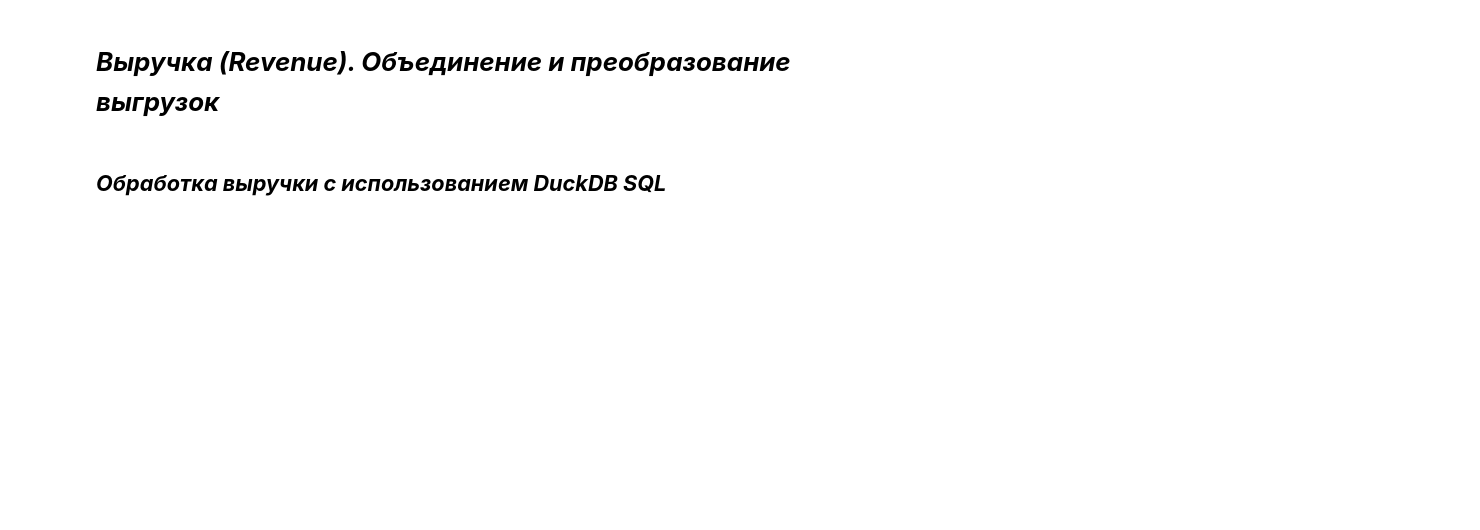
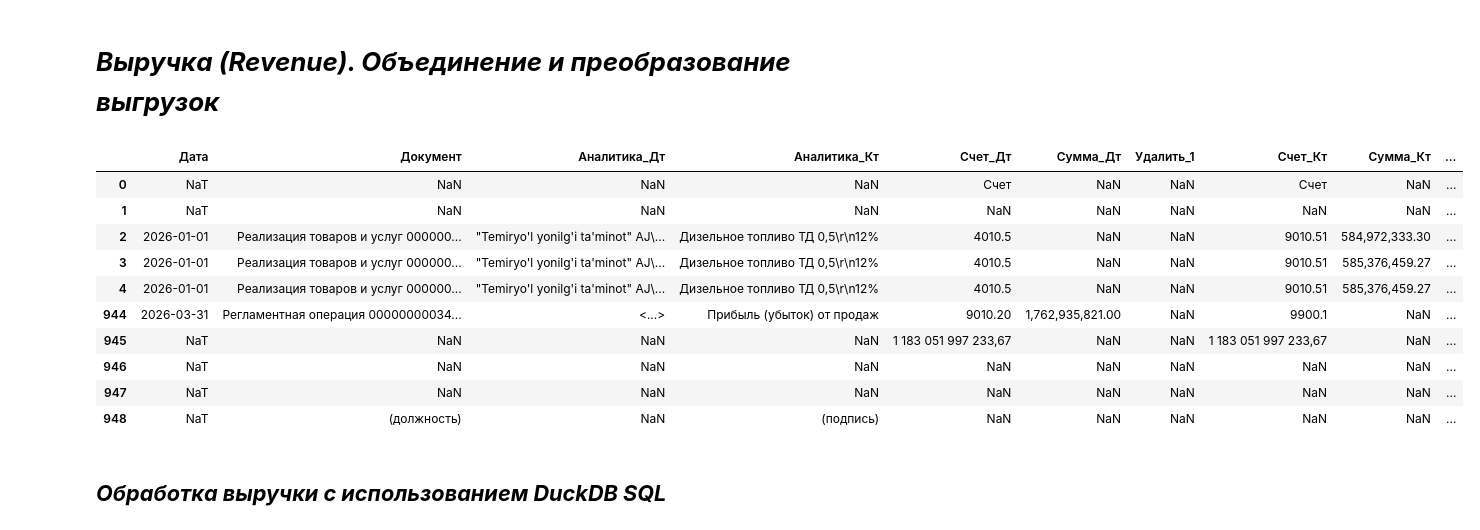
Before and after one commit to Shaxzod1991/ABC_Analysis, a Jupyter notebook: PL_analyze.ipynb, the cells around one changed output. Cells and saved outputs as stored; diff of their text form; code cells hidden in the pictures; blank space fills up the shorter version.

```diff
--- a/PL_analyze.ipynb
+++ b/PL_analyze.ipynb
@@ -161,11 +170,25 @@ pd.concat([cost_of_sale.head(5), cost_of_sale.tail(5)])
 # %%
 #_________________________________________Применение функции к файлам себестоимости ___________________________________________
 cdf_revenue = def_load_and_combine(path_revenue, search_key = 'Период')
 cdf_revenue = def_col_rename(cdf_revenue)
 cdf_revenue = def_time_type(cdf_revenue, 'Дата')
 cdf_revenue = cdf_revenue.rename(columns={'Unnamed: 5': 'Сумма_Дт', 'Unnamed: 8': 'Сумма_Кт', 'Сумма_Дт': 'Удалить_1', 'Сумма_Кт': 'Удалить_2'})
 cdf_revenue = def_num_type(cdf_revenue, 'Сумма_Дт')
 cdf_revenue = def_num_type(cdf_revenue, 'Сумма_Кт')
+
+pd.concat([cdf_revenue.head(5), cdf_revenue.tail(5)])
+# %% [output]
+|  | Дата | Документ | Аналитика_Дт | Аналитика_Кт | Счет_Дт | Сумма_Дт | Удалить_1 | Счет_Кт | Сумма_Кт | ... |
+| 0 | NaT | NaN | NaN | NaN | Счет | NaN | NaN | Счет | NaN | ... |
+| 1 | NaT | NaN | NaN | NaN | NaN | NaN | NaN | NaN | NaN | ... |
+| 2 | 2026-01-01 | Реализация товаров и услуг 000000... | "Temiryo'l yonilg'i ta'minot" AJ\... | Дизельное топливо ТД 0,5\r\n12% | 4010.5 | NaN | NaN | 9010.51 | 584,972,333.30 | ... |
+| 3 | 2026-01-01 | Реализация товаров и услуг 000000... | "Temiryo'l yonilg'i ta'minot" AJ\... | Дизельное топливо ТД 0,5\r\n12% | 4010.5 | NaN | NaN | 9010.51 | 585,376,459.27 | ... |
+| 4 | 2026-01-01 | Реализация товаров и услуг 000000... | "Temiryo'l yonilg'i ta'minot" AJ\... | Дизельное топливо ТД 0,5\r\n12% | 4010.5 | NaN | NaN | 9010.51 | 585,376,459.27 | ... |
+| 944 | 2026-03-31 | Регламентная операция 00000000034... | <...> | Прибыль (убыток) от продаж | 9010.20 | 1,762,935,821.00 | NaN | 9900.1 | NaN | ... |
+| 945 | NaT | NaN | NaN | NaN | 1 183 051 997 233,67 | NaN | NaN | 1 183 051 997 233,67 | NaN | ... |
+| 946 | NaT | NaN | NaN | NaN | NaN | NaN | NaN | NaN | NaN | ... |
+| 947 | NaT | NaN | NaN | NaN | NaN | NaN | NaN | NaN | NaN | ... |
+| 948 | NaT | (должность) | NaN | (подпись) | NaN | NaN | NaN | NaN | NaN | ... |
 # %% [markdown]
 ## ***Обработка выручки с использованием DuckDB SQL***
 # %%
```
Also changed, not shown: parts of 20 cells of this notebook.
